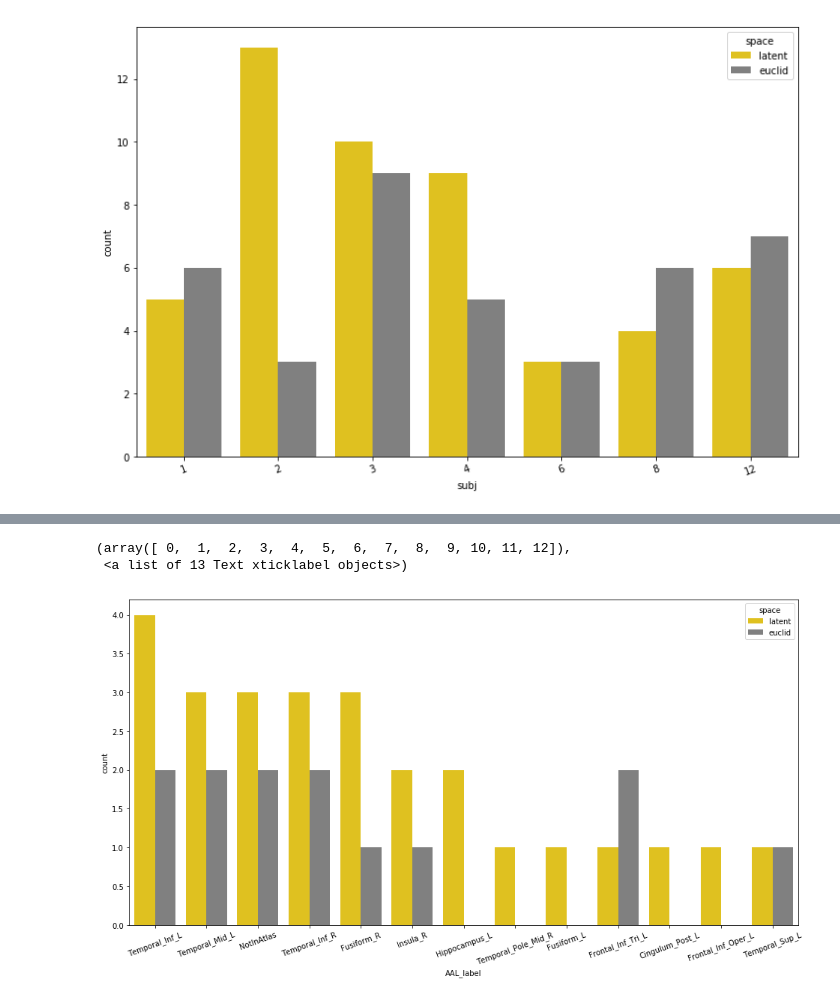
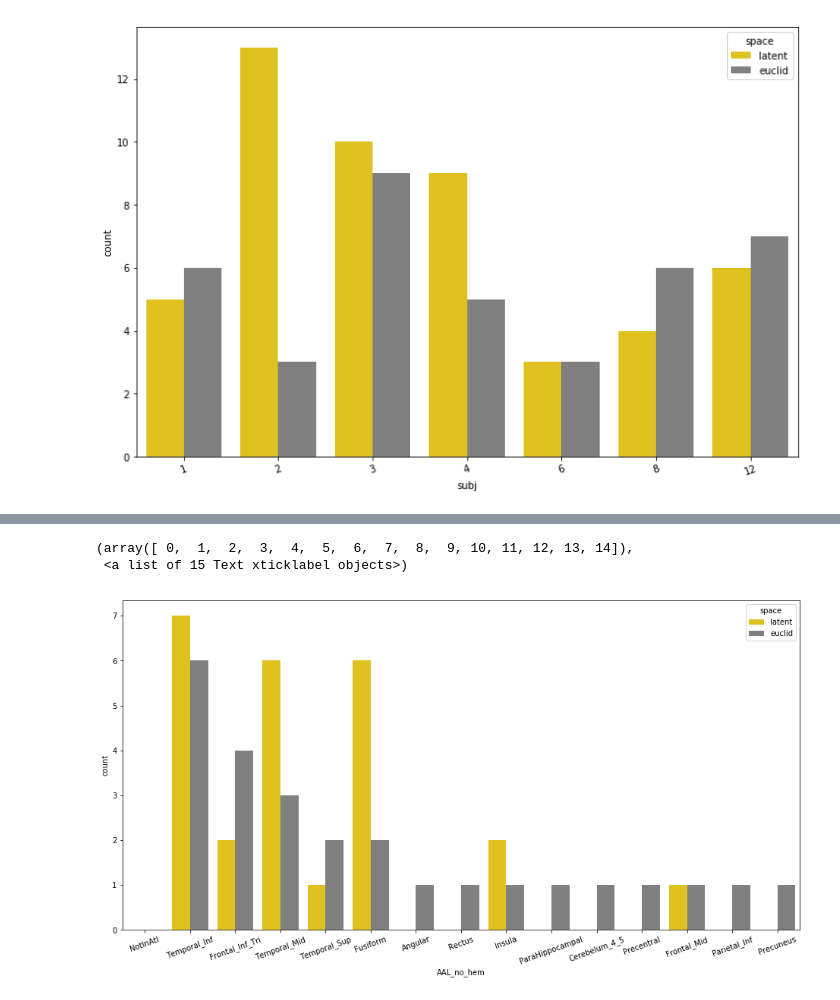
Before and after one commit to jastiso/statistical_learning, a Jupyter notebook: scripts/searchlight.ipynb, the cells around one changed output, grey strips where cells are left out. Saved outputs shown, nothing was run; the diff lists cells and outputs as text; code cells hidden in the pictures.

```diff
--- a/scripts/searchlight.ipynb
+++ b/scripts/searchlight.ipynb
@@ -42,6 +42,7 @@ dtypes: float64(4), int64(4), object(34)
 memory usage: 207.5+ KB
 # %%
 reg = reg.merge(all_reg, on=['unique_id', 'subj', 'electrode_name'])
+reg['AAL_no_hem'] = reg.AAL_label.apply(lambda x: x[0:-2])
 reg.info()
 # %% [output]
 <class 'pandas.core.frame.DataFrame'>
@@ -83,11 +127,11 @@ plt.xticks(rotation=20)
 # %%
 fig = plt.figure(figsize=(16,8))
-atlas = 'AAL_label'
-sns.countplot(data=reg[reg.tissue_segmentation_label == 'GrayMatter'], x=atlas, hue='space',
+atlas = 'AAL_no_hem'
+sns.countplot(data=reg[reg.AAL_label != 'NotInAtlas'], x=atlas, hue='space',
               palette = ['gold','grey'],
-              order = reg.loc[(reg.tissue_segmentation_label == 'GrayMatter') & (reg.space == 'latent'),atlas].value_counts().index)
+              order = reg.loc[(reg.space == 'euclid'),atlas].value_counts().index)
 plt.xticks(rotation=20)
 # %% [output]
-(array([ 0,  1,  2,  3,  4,  5,  6,  7,  8,  9, 10, 11, 12]),
- <a list of 13 Text xticklabel objects>)
+(array([ 0,  1,  2,  3,  4,  5,  6,  7,  8,  9, 10, 11, 12, 13, 14]),
+ <a list of 15 Text xticklabel objects>)
-[figure, old version]
+[figure, new version]
```
Also changed, not shown: parts of 12 cells of this notebook, 8 other files.
